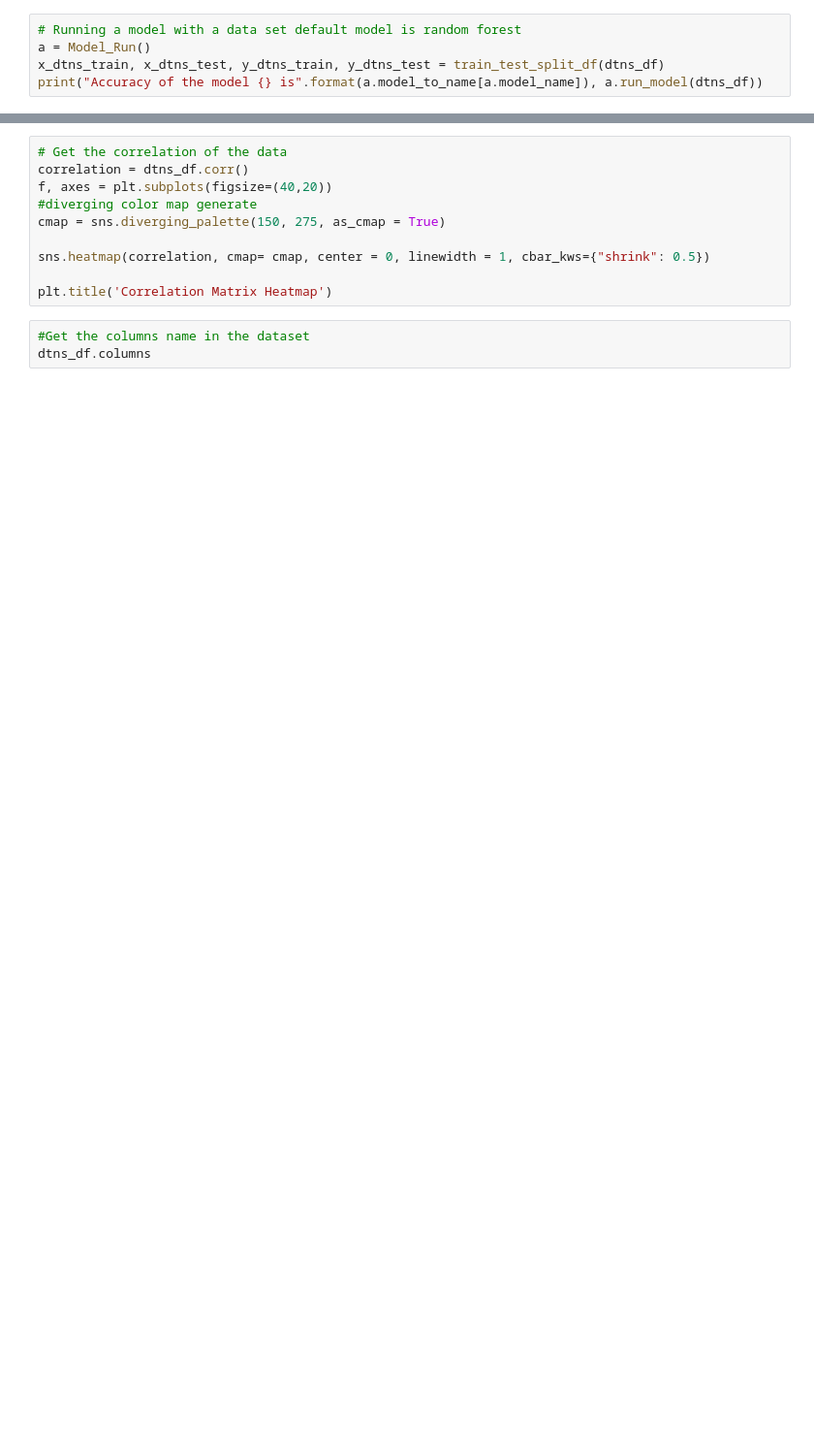
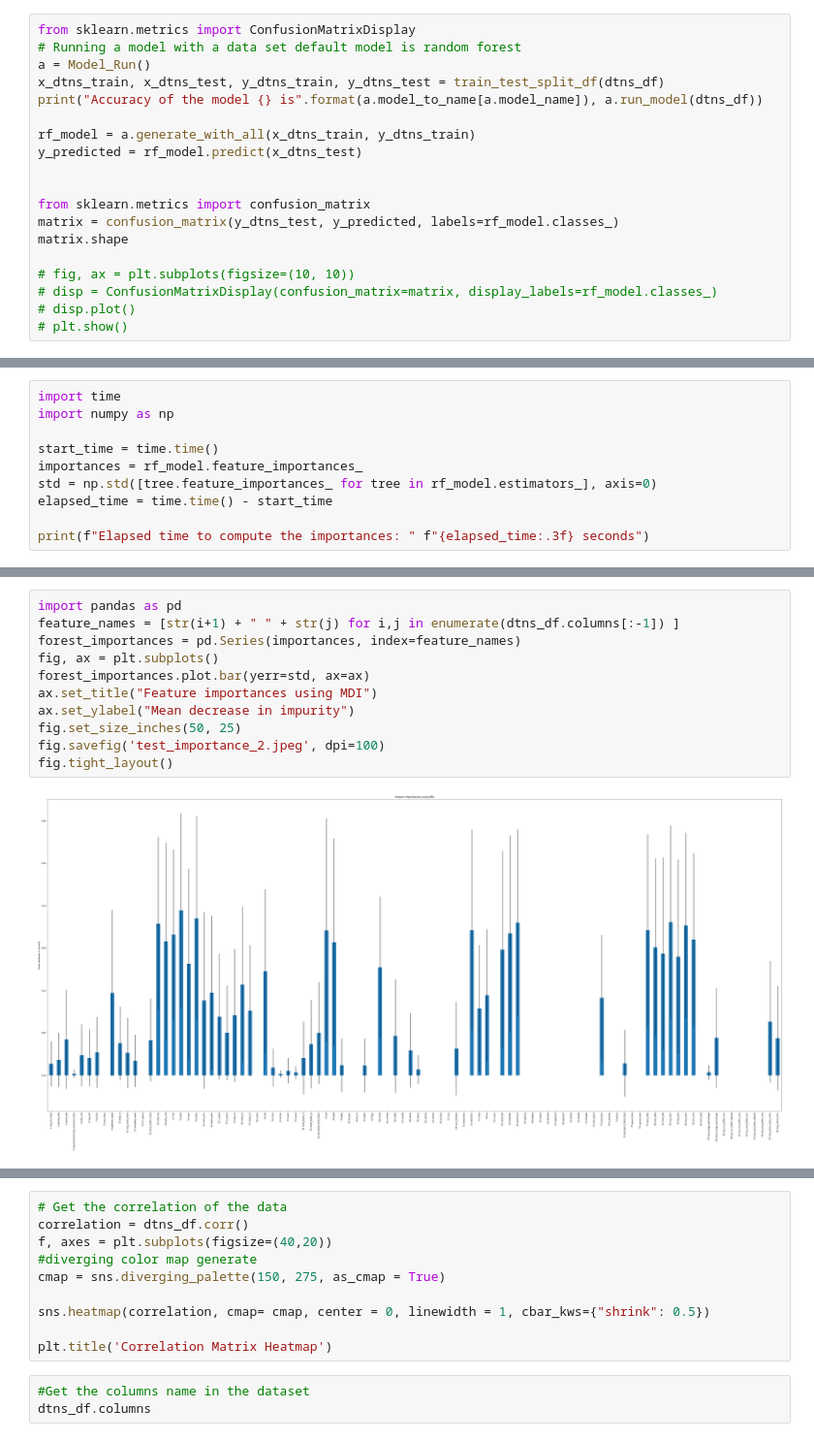
Before and after one commit to EhsanSaZ/BottleneckDetection, a Jupyter notebook: analysis/normal_file_system_bottleneck_detection.ipynb, the cells around one changed output, grey strips where cells are left out. Shown at 97% size. Cells and saved outputs as stored; diff of their text form; blank space fills up the shorter version.

```diff
--- a/analysis/normal_file_system_bottleneck_detection.ipynb
+++ b/analysis/normal_file_system_bottleneck_detection.ipynb
@@ -34,7 +36,21 @@ def train_test_split_df(df):
 # %%
+from sklearn.metrics import ConfusionMatrixDisplay
 # Running a model with a data set default model is random forest
 a = Model_Run()
 x_dtns_train, x_dtns_test, y_dtns_train, y_dtns_test = train_test_split_df(dtns_df)
 print("Accuracy of the model {} is".format(a.model_to_name[a.model_name]), a.run_model(dtns_df))
+
+rf_model = a.generate_with_all(x_dtns_train, y_dtns_train)
+y_predicted = rf_model.predict(x_dtns_test)
+
+
+from sklearn.metrics import confusion_matrix
+matrix = confusion_matrix(y_dtns_test, y_predicted, labels=rf_model.classes_)
+matrix.shape
+
+# fig, ax = plt.subplots(figsize=(10, 10))
+# disp = ConfusionMatrixDisplay(confusion_matrix=matrix, display_labels=rf_model.classes_)
+# disp.plot()
+# plt.show()
 # %% [output]
 Accuracy of the model Random Forest is 1.0
@@ -40,0 +58,10 @@ Accuracy of the model Random Forest is 1.0
+# %%
+import time
+import numpy as np
+
+start_time = time.time()
+importances = rf_model.feature_importances_
+std = np.std([tree.feature_importances_ for tree in rf_model.estimators_], axis=0)
+elapsed_time = time.time() - start_time
+
+print(f"Elapsed time to compute the importances: " f"{elapsed_time:.3f} seconds")
@@ -41,3 +70,16 @@ Accuracy of the model Random Forest is 1.0
+# %%
+import pandas as pd
+feature_names = [str(i+1) + " " + str(j) for i,j in enumerate(dtns_df.columns[:-1]) ]
+forest_importances = pd.Series(importances, index=feature_names)
+fig, ax = plt.subplots()
+forest_importances.plot.bar(yerr=std, ax=ax)
+ax.set_title("Feature importances using MDI")
+ax.set_ylabel("Mean decrease in impurity")
+fig.set_size_inches(50, 25)
+fig.savefig('test_importance_2.jpeg', dpi=100)
+fig.tight_layout()
+# %% [output]
+[figure, added]
 # %%
 # Creating a model (classifier) with train dataset
 # self.model_to_name = {"RF": "Random Forest", "DT": "Decision Tree", "MLP": "MLP Classifier",
```
Also changed, not shown: parts of 8 cells of this notebook, 7 other files.
